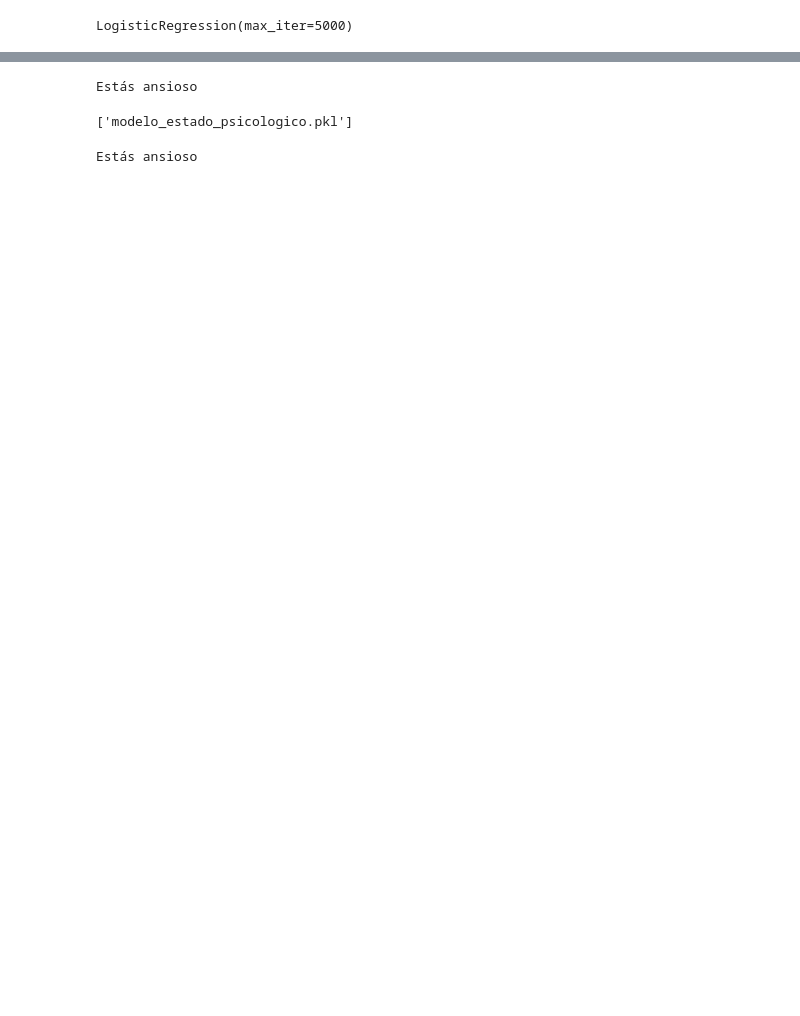
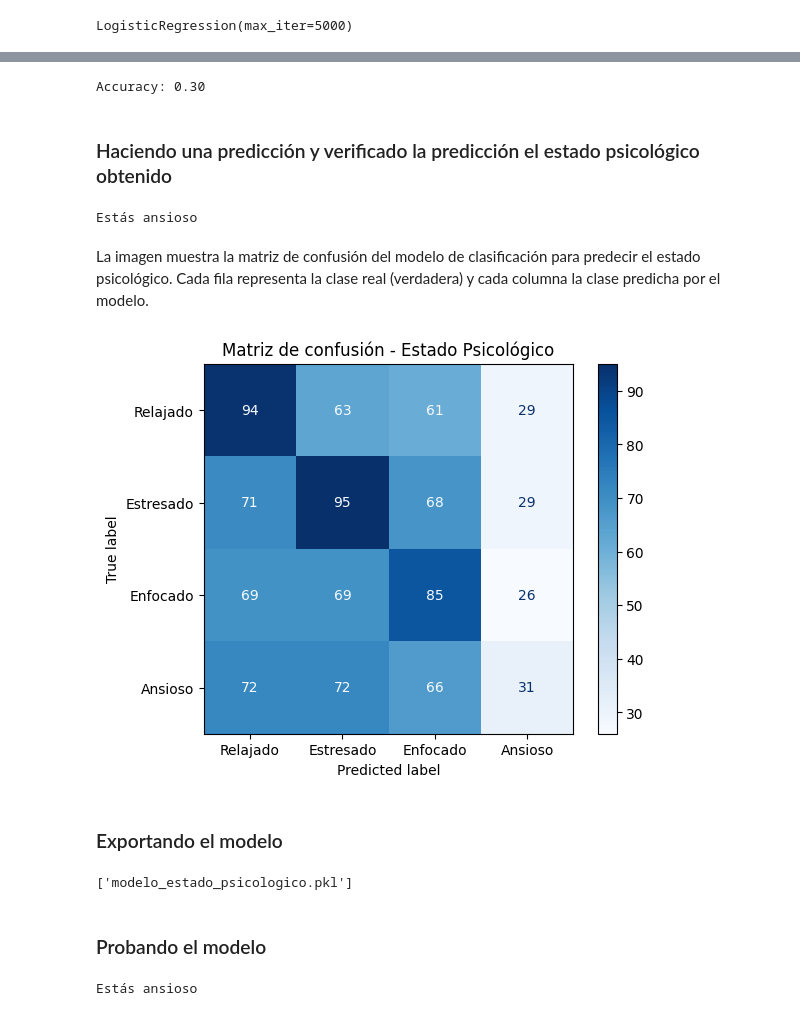
Before and after one commit to Emiliojoa/tlp3-Tp-Final, a Jupyter notebook: Backend/train/main.ipynb, the cells around one changed output, grey strips where cells are left out. Saved outputs shown, nothing was run; the diff lists cells and outputs as text; code cells hidden in the pictures; blank space fills up the shorter version.

Commit message:
Trabajo práctico finalizado, se comentaron los ipynb, se crearon gráficas para ver el estado de entrenamiento de los modelos

```diff
--- a/Backend/modelos/main.ipynb
+++ b/Backend/train/main.ipynb
@@ -48,3 +60,3 @@ df_renombrado_animo.head(2)
 # %%
-df_renombrado_animo["label"]=df_renombrado_animo["Estado_Psicologico"].map({"Stressed":1, "Relaxed":0, "Focused":2, "Anxious":3})
+df_renombrado_animo["label"]=df_renombrado_animo["Estado_Psicologico"].map({"Stressed":1, "Relaxed":0, "Focused":2, "Anxious":3}).astype(int)
 df_renombrado_animo["Genero"]=df_renombrado_animo["Genero"].map({"Male":1, "Female":0, "Other":2} )
@@ -83,3 +98,10 @@ df_renombrado_animo.head(1)
+# %%
+accuracy = model.score(x_train, y_train)
+print(f"Accuracy: {accuracy:.2f}")
+# %% [output]
+Accuracy: 0.30
+# %% [markdown]
+### Haciendo una predicción y verificado la predicción el estado psicológico obtenido
 # %%
 prediccion=model.predict([[22,114, 79, 98, 27, 0]])
 if prediccion==0:
@@ -92,10 +114,26 @@ elif prediccion==3:
         print("Estás ansioso")
 # %% [output]
 Estás ansioso
+# %% [markdown]
+La imagen muestra la matriz de confusión del modelo de clasificación para predecir el estado psicológico. Cada fila representa la clase real (verdadera) y cada columna la clase predicha por el modelo.
+# %%
+
+y_pred = model.predict(x_train)
+cm = confusion_matrix(y_train, y_pred)
+disp = ConfusionMatrixDisplay(confusion_matrix=cm, display_labels=["Relajado", "Estresado", "Enfocado", "Ansioso"])
+disp.plot(cmap=plt.cm.Blues)
+plt.title("Matriz de confusión - Estado Psicológico")
+plt.show()
+# %% [output]
+[figure, added]
+# %% [markdown]
+### Exportando el modelo
 # %%
 joblib.dump(model, "modelo_estado_psicologico.pkl")
 # %% [output]
 ['modelo_estado_psicologico.pkl']
+# %% [markdown]
+### Probando el modelo
 # %%
 prueba = joblib.load("modelo_estado_psicologico.pkl")
 prediccion_prueba = prueba.predict([[22,114, 79, 98, 27, 0]])
```
Also changed, not shown: parts of 16 cells of this notebook, 7 other files.
